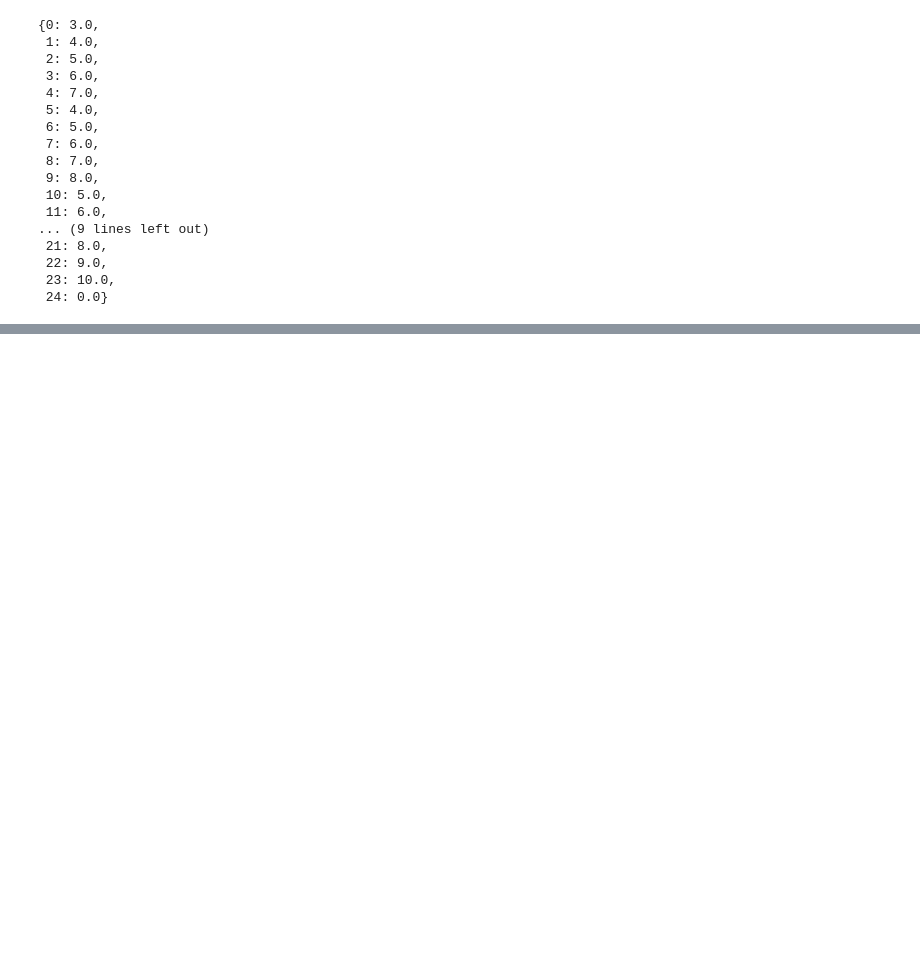
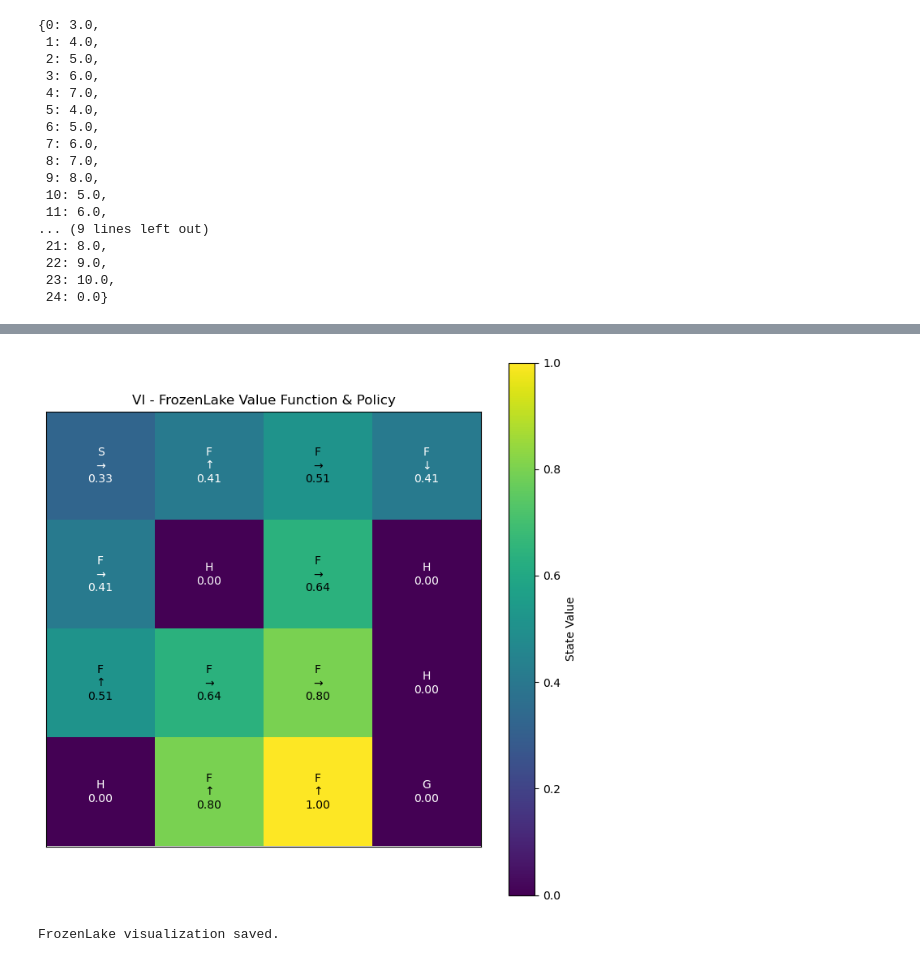
Before and after one commit to martinoywa/reinforcement-learning-notes, a Jupyter notebook: tabular-rl-from-scratch/ValueIterationNotebook.ipynb, the cells around one changed output, grey strips where cells are left out. Saved outputs shown, nothing was run; the diff lists cells and outputs as text; code cells hidden in the pictures; blank space fills up the shorter version.

```diff
--- a/tabular-rl-from-scratch/ValueIterationNotebook.ipynb
+++ b/tabular-rl-from-scratch/ValueIterationNotebook.ipynb
@@ -182,0 +307,5 @@ Value function visualisation saved
+# %%
+visualize_frozenlake(V, policy, env, agent_name="VI")
+# %% [output]
+[figure, added]
+FrozenLake visualization saved.
```
Also changed, not shown: parts of 14 cells of this notebook, 4 other files.
